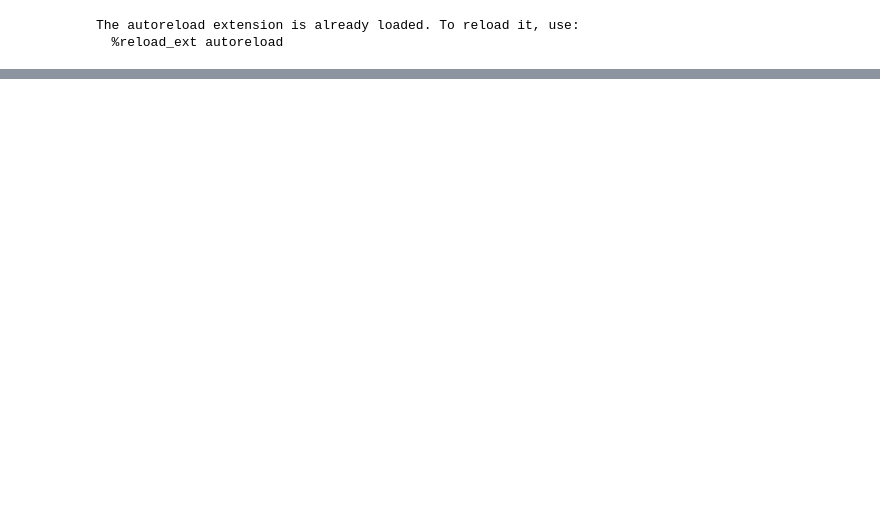
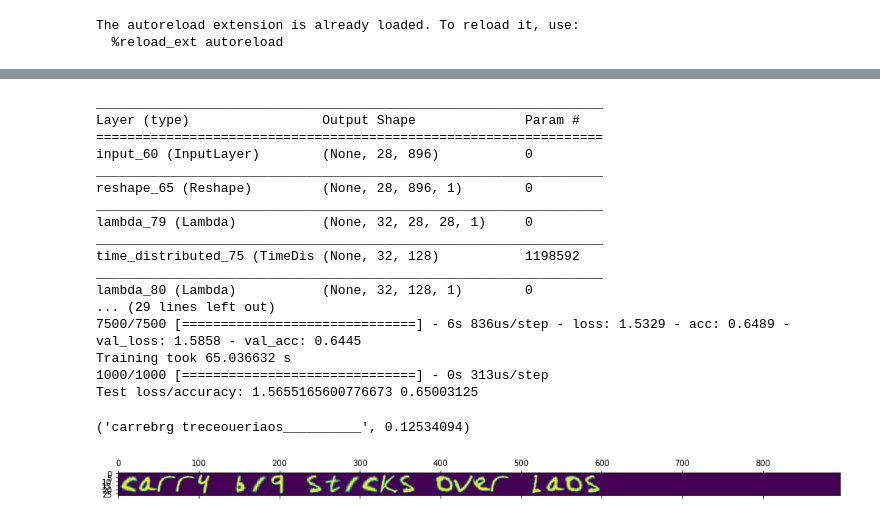
Before and after one commit to the-full-stack/fsdl-text-recognizer, a Jupyter notebook: notebooks/04-line-cnn.ipynb, the cells around one changed output, grey strips where cells are left out. Saved outputs shown, nothing was run; the diff lists cells and outputs as text; code cells hidden in the pictures; blank space fills up the shorter version.

```diff
--- a/notebooks/04-line-cnn.ipynb
+++ b/notebooks/04-line-cnn.ipynb
@@ -99,0 +101,35 @@ AttributeError: 'EmnistLinesDataset' object has no attribute 'emnist'
+# %%
+# This one should be exactly the same
+
+model = LineCnnSlidingWindow(window_fraction=1, window_stride=1)
+history = train_model(
+    model=model.model,
+    x_train=dataset.x_train,
+    y_train=dataset.y_train,
+    epochs=10,
+    batch_size=128,
+    loss='categorical_crossentropy'
+)
+evaluate_model(model.model, dataset.x_test, dataset.y_test)
+plt.matshow(dataset.x_test[0])
+model.predict_on_image(dataset.x_test[0])
+# %% [output]
+_________________________________________________________________
+Layer (type)                 Output Shape              Param #
+=================================================================
+input_60 (InputLayer)        (None, 28, 896)           0
+_________________________________________________________________
+reshape_65 (Reshape)         (None, 28, 896, 1)        0
+_________________________________________________________________
+lambda_79 (Lambda)           (None, 32, 28, 28, 1)     0
+_________________________________________________________________
+time_distributed_75 (TimeDis (None, 32, 128)           1198592
+_________________________________________________________________
+lambda_80 (Lambda)           (None, 32, 128, 1)        0
+... (29 lines left out)
+7500/7500 [==============================] - 6s 836us/step - loss: 1.5329 - acc: 0.6489 - val_loss: 1.5858 - val_acc: 0.6445
+Training took 65.036632 s
+1000/1000 [==============================] - 0s 313us/step
+Test loss/accuracy: 1.5655165600776673 0.65003125
+('carrebrg treceoueriaos__________', 0.12534094)
+[figure, added]
```
Also changed, not shown: parts of 14 cells of this notebook, 1 other file.
